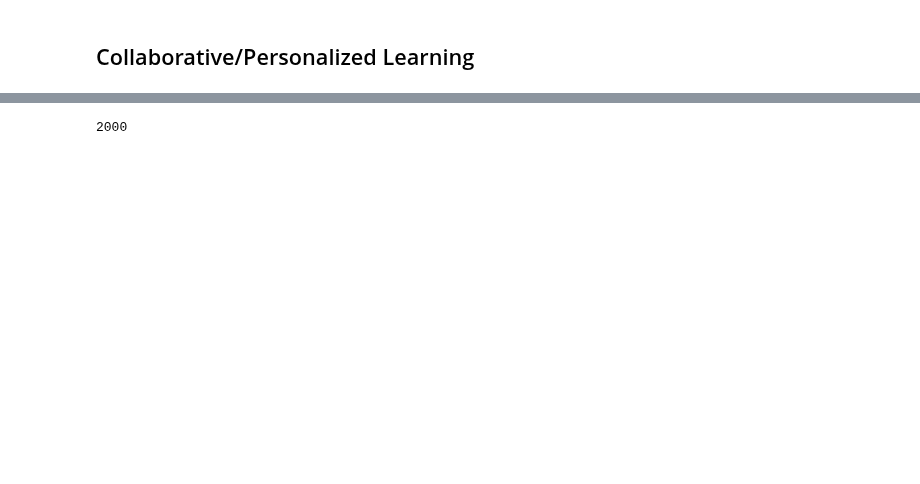
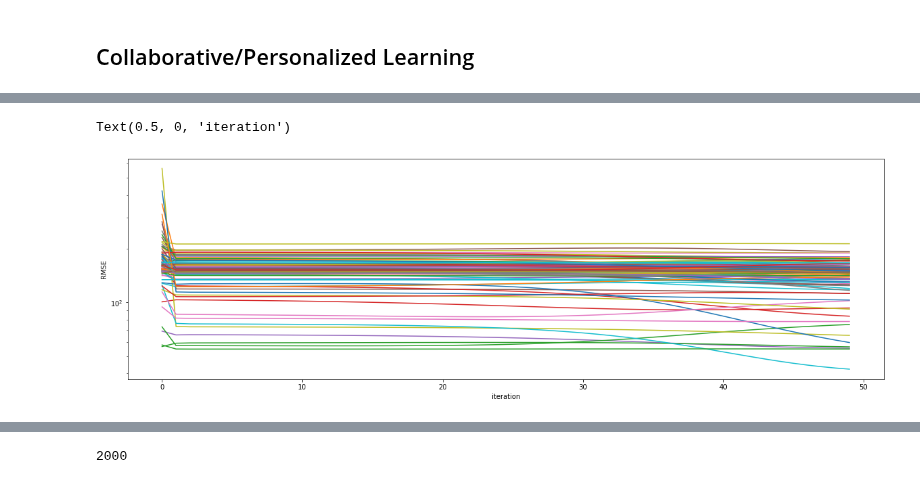
Before and after one commit to cjfelixx/machine-learning-graduate-research, a Jupyter notebook: PersonalizedLearning/personalizedLearning.ipynb, the cells around one changed output, grey strips where cells are left out. Cells and saved outputs as stored; diff of their text form; code cells hidden in the pictures; blank space fills up the shorter version.

```diff
--- a/PersonalizedLearning/personalizedLearning.ipynb
+++ b/PersonalizedLearning/personalizedLearning.ipynb
@@ -27,0 +128,9 @@ import cvxpy as cp
+# %%
+plt.figure(figsize=(2*10, 6))
+for i in range(N):
+    plt.semilogy(range(len(rmse.T[i])),rmse.T[i])
+plt.ylabel("RMSE")
+plt.xlabel("iteration")
+# %% [output]
+Text(0.5, 0, 'iteration')
+[figure, added]
```
Also changed, not shown: parts of 8 cells of this notebook, 2 other files.
